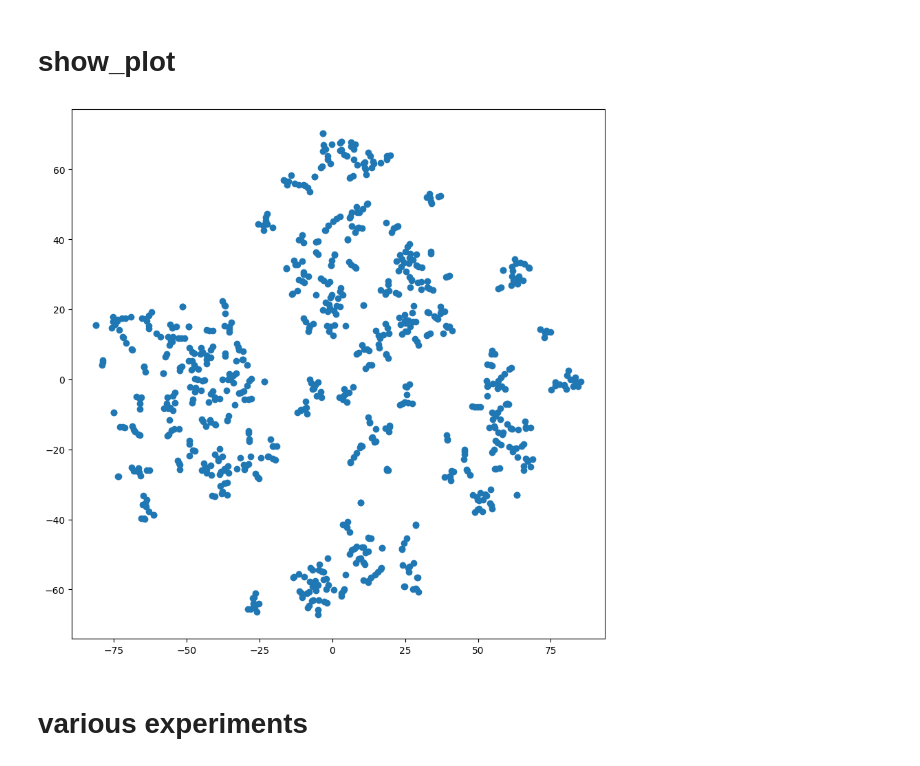
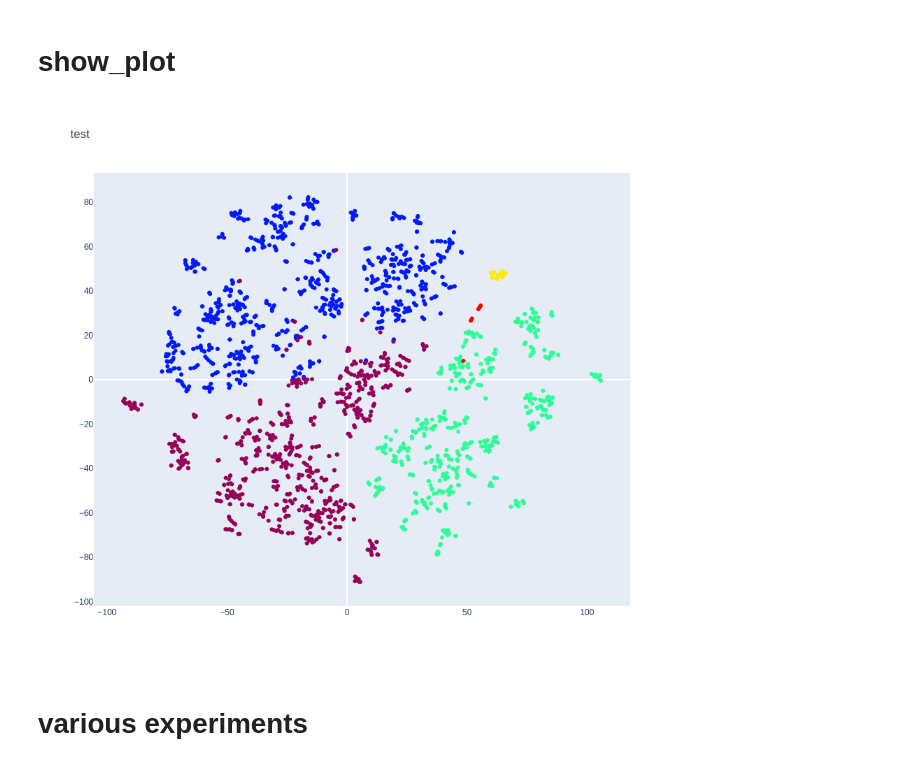
Before and after one commit to veldhub/veld_code__embeddings_platform, a Jupyter notebook: src/notebooks/analyse_embeddings.ipynb, the cells around one changed output. Drawn from its saved outputs; the diff is of its cells as text; code cells hidden in the pictures.

Commit message:
working plotly charts, wip: reusable modules

```diff
--- a/src/notebooks/analyse_embeddings.ipynb
+++ b/src/notebooks/analyse_embeddings.ipynb
@@ -14,7 +16,7 @@ conn = psycopg.connect(
     user="postgres_user",
     password="postgres_password",
     host="veld_embeddings_platform_run_sql_server",
-    port="5432"
+    port="5432",
 )
 conn.autocommit = True
 register_vector(conn)
@@ -25,3 +27,7 @@ print(cursor.fetchone())
 ('PostgreSQL 17.4 on x86_64-pc-linux-gnu, compiled by gcc (Debian 10.2.1-6) 10.2.1 20210110, 64-bit',)
 # %% [markdown]
 # load_from_db
+# %%
+l = [1, 2, 3]
+print(np.array(l))
+print(np.stack(l))
@@ -31,7 +40,7 @@ def load_from_db(lemma_list, limit=None):
         "select lemma, sentence_id, token_index, embedding "
         "from embeddings__dbmdz__bert_base_german_cased__test "
         "where lemma = any(%s) order by sentence_id limit %s;",
-        (lemma_list, limit)
+        (lemma_list, limit),
     )
     rows = cursor.fetchall()
     labels = []
@@ -39,9 +48,11 @@ def load_from_db(lemma_list, limit=None):
     for r in rows:
         labels.append(r[0] + "-" + str(r[1]) + "-" + str(r[2]))
         embeddings.append(r[3])
-    embeddings = np.stack(embeddings)
+    labels = np.array(labels)
+    embeddings = np.array(embeddings)
     print(len(embeddings))
     return (labels, embeddings)
 
-labels_embeddings = load_from_db(["Frau"])
+
+labels_embeddings = load_from_db(["Frau", "Mann", "Haus", "Küche", "Werkstatt"])
 # %% [output]
@@ -75,9 +87,12 @@ print(embeddings_kmeans.n_clusters)
 # calculate_tsne
 # %%
 def calculate_tsne(embeddings, n_components=2, perpexity=5):
-    embeddings_tsne = TSNE(n_components=n_components, perplexity=perpexity, random_state=42).fit_transform(embeddings)
+    embeddings_tsne = TSNE(
+        n_components=n_components, perplexity=perpexity, random_state=42
+    ).fit_transform(embeddings)
     print(embeddings_tsne.shape)
     return embeddings_tsne
 
+
 embeddings_tsne = calculate_tsne(labels_embeddings[1])
 # %% [output]
@@ -99,17 +132,71 @@ embeddings_pca = calculate_pca(labels_embeddings[1])
 # %%
-def show_plot(labels, embeddings, title=None, show_labels=False):
-    plt.figure(figsize=(10, 10))
-    plt.scatter(embeddings[:, 0], embeddings[:, 1])
-    # plt.scatter(reduced[:, 0], reduced[:, 1], c=kmeans.labels_, cmap='gist_rainbow')
-    if show_labels:
-        for r, l in zip(embeddings, labels):
-            plt.text(r[0], r[1], l)
-    plt.title(title)
-    plt.show()
+def show_plot(labels, embeddings, title=None, show_labels=False, color_by="lemma"):
+    # kmeans = KMeans(n_clusters=4, random_state=0).fit(data_test)
+    # labels = kmeans.labels_
+    # centroids = kmeans.cluster_centers_
 
-show_plot(labels_embeddings[0], embeddings_tsne, show_labels=False)
+    if color_by:
+        if color_by == "lemma":
+            color_id_list = []
+            color_id_dict = {}
+            color_id_current = 0
+            for l in labels:
+                lemma = l.split("-")[0]
+                color_id = color_id_dict.get(lemma)
+                if color_id is None:
+                    color_id = color_id_current
+                    color_id_dict[lemma] = color_id
+                    color_id_current += 1
+                color_id_list.append(color_id)
+        elif color_by == "kmeans":
+            raise Exception()
+        else:
+            raise Exception('arg `color_by` must be either `"lemma"`, `"kmeans"`, or `None`')
+    else:
+        color_id_list = [0 for _ in embeddings]
+
+    fig = go.Figure(
+        data=go.Scatter(
+            x=embeddings[:, 0],
+            y=embeddings[:, 1],
+            mode="markers",
+            customdata=labels[:, np.newaxis],
+            marker=dict(
+                color=color_id_list,
+                colorscale="rainbow",
+            ),
+            hovertemplate="x: %{x}<br>y: %{y}, label: %{customdata[0]}<extra></extra>",
+            showlegend=False,
+        ),
+        layout=go.Layout(
+            title=title,
+            width=800,
+            height=800,
+            xaxis=dict(showgrid=False),
+            yaxis=dict(showgrid=False),
+        ),
+    )
+    # for i, (cx, cy) in enumerate(centroids):
+    #     fig.add_scatter(
+    #         x=[cx],
+    #         y=[cy],
+    #         mode="markers+text",
+    #         marker=dict(
+    #             color="red",
+    #             size=20,
+    #             symbol="x",
+    #         ),
+    #         text=[f"Centroid {i}"],
+    #         textposition="top center",
+    #         showlegend=False,
+    #         hovertemplate="x: %{x}<br>y: %{y}<extra></extra>",
+    #     )
+    fig.show()
+
+
+show_plot(labels=labels_embeddings[0], embeddings=embeddings_tsne, title="test", show_labels=False)
 # %% [output]
-[figure, old version]
+[figure, new version]
 # %% [markdown]
 # various experiments
 # %% [markdown]
```
Also changed, not shown: parts of 23 cells of this notebook, 1 other file.
